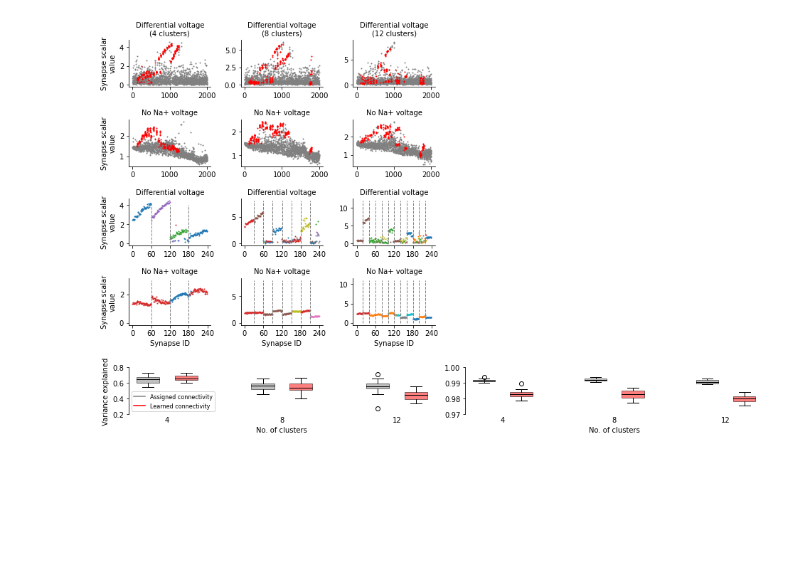
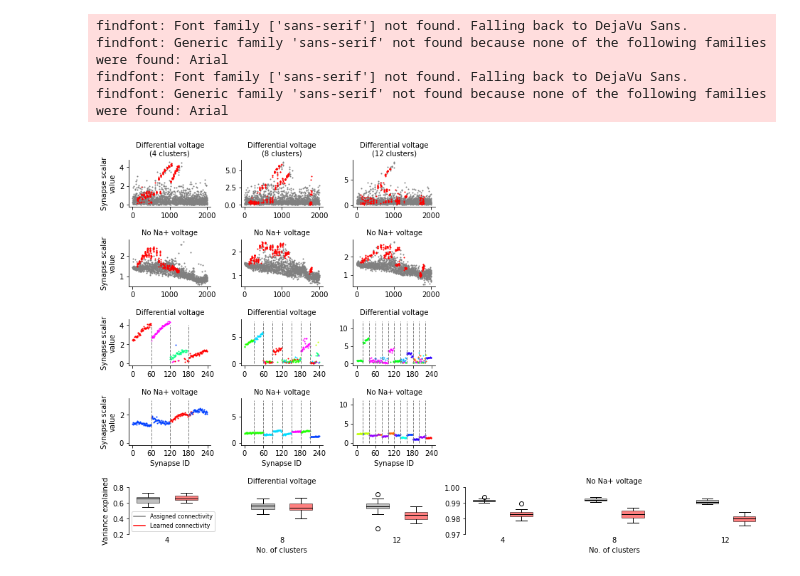
Before and after one commit to yjkimnada/dendrite, a Jupyter notebook: fig8/fig8.ipynb, the cells around one changed output. Cells and saved outputs as stored; diff of their text form; code cells hidden in the pictures; blank space fills up the shorter version.

```diff
--- a/fig8/fig8.ipynb
+++ b/fig8/fig8.ipynb
@@ -85,6 +86,10 @@ C12_dist_ord_clust = np.isin(C12_dist_ord, np.arange(880,1120))
 C4_dist_ord_bg = np.invert(C4_dist_ord_clust)
 C8_dist_ord_bg = np.invert(C8_dist_ord_clust)
 C12_dist_ord_bg = np.invert(C12_dist_ord_clust)
+
+mpl.rcParams['pdf.fonttype'] = 42
+mpl.rcParams['font.sans-serif'] = "Arial"
+mpl.rcParams['font.family'] = "sans-serif"
 
 fig = plt.figure(constrained_layout=True, figsize = (13,10))
 gs = fig.add_gridspec(7,6, wspace=0.01, hspace=0.15)
@@ -104,33 +109,38 @@ ax31 = fig.add_subplot(gs[5,1])
 ax32 = fig.add_subplot(gs[5,2])
 
 ax00.scatter(np.arange(2000)[C4_dist_ord_bg], C4_diff_scale[C4_dist_ord][C4_dist_ord_bg], s=1, color='gray')
-ax00.scatter(np.arange(2000)[C4_dist_ord_clust], C4_diff_scale[C4_dist_ord][C4_dist_ord_part], s=1, color='red')
+ax00.scatter(np.arange(2000)[C4_dist_ord_clust], C4_diff_scale[C4_dist_ord][C4_dist_ord_clust], s=1, color='red')
 ax01.scatter(np.arange(2000)[C8_dist_ord_bg], C8_diff_scale[C8_dist_ord][C8_dist_ord_bg], s=1, color='gray')
-ax01.scatter(np.arange(2000)[C8_dist_ord_clust], C8_diff_scale[C8_dist_ord][C8_dist_ord_part], s=1, color='red')
+ax01.scatter(np.arange(2000)[C8_dist_ord_clust], C8_diff_scale[C8_dist_ord][C8_dist_ord_clust], s=1, color='red')
 ax02.scatter(np.arange(2000)[C12_dist_ord_bg], C12_diff_scale[C12_dist_ord][C12_dist_ord_bg], s=1, color='gray', label="Background")
-ax02.scatter(np.arange(2000)[C12_dist_ord_clust], C12_diff_scale[C12_dist_ord][C12_dist_ord_part], s=1, color='red', label="Clustered")
+ax02.scatter(np.arange(2000)[C12_dist_ord_clust], C12_diff_scale[C12_dist_ord][C12_dist_ord_clust], s=1, color='red', label="Clustered")
 ax10.scatter(np.arange(2000)[C4_dist_ord_bg], C4_nona_scale[C4_dist_ord][C4_dist_ord_bg], s=1, color='gray')
-ax10.scatter(np.arange(2000)[C4_dist_ord_clust], C4_nona_scale[C4_dist_ord][C4_dist_ord_part], s=1, color='red')
+ax10.scatter(np.arange(2000)[C4_dist_ord_clust], C4_nona_scale[C4_dist_ord][C4_dist_ord_clust], s=1, color='red')
 ax11.scatter(np.arange(2000)[C8_dist_ord_bg], C8_nona_scale[C8_dist_ord][C8_dist_ord_bg], s=1, color='gray', label="Background")
-ax11.scatter(np.arange(2000)[C8_dist_ord_clust], C8_nona_scale[C8_dist_ord][C8_dist_ord_part], s=1, color='red', label="Clustered")
+ax11.scatter(np.arange(2000)[C8_dist_ord_clust], C8_nona_scale[C8_dist_ord][C8_dist_ord_clust], s=1, color='red', label="Clustered")
 ax12.scatter(np.arange(2000)[C12_dist_ord_bg], C12_nona_scale[C12_dist_ord][C12_dist_ord_bg], s=1, color='gray')
-ax12.scatter(np.arange(2000)[C12_dist_ord_clust], C12_nona_scale[C12_dist_ord][C12_dist_ord_part], s=1, color='red')
+ax12.scatter(np.arange(2000)[C12_dist_ord_clust], C12_nona_scale[C12_dist_ord][C12_dist_ord_clust], s=1, color='red')
+
+color4 = ["#ff0000", "#ffa200", "#00ff80", "#0040ff", "#ff00ff"]
+color8 = ["#ff0000","#ffa200","#bfff00","#1eff00","#00ff80","#00ddff","#0040ff","#6200ff","#ff00ff"]
+color12 = ["#ff0000","#ff6a00","#ffd500","#bfff00","#55ff00","#00ff15","#00ff80","#00ffea","#00aaff",
+    "#0040ff","#2b00ff","#9500ff","#ff00ff"]
 
 for i in range(5):
     C4_diff_part_idx = np.where(C4_diff_idx[880:1120] == i)[0]
     C4_nona_part_idx = np.where(C4_nona_idx[880:1120] == i)[0]
-    ax20.scatter(C4_diff_part_idx, C4_diff_scale[C4_diff_part_idx + 880], s=1)
-    ax30.scatter(C4_nona_part_idx, C4_nona_scale[C4_nona_part_idx + 880], s=1)
+    ax20.scatter(C4_diff_part_idx, C4_diff_scale[C4_diff_part_idx + 880], s=1, color=color4[i])
+    ax30.scatter(C4_nona_part_idx, C4_nona_scale[C4_nona_part_idx + 880], s=1, color=color4[i])
 for i in range(9):
     C8_diff_part_idx = np.where(C8_diff_idx[880:1120] == i)[0]
     C8_nona_part_idx = np.where(C8_nona_idx[880:1120] == i)[0]
-    ax21.scatter(C8_diff_part_idx, C8_diff_scale[C8_diff_part_idx + 880], s=1)
-    ax31.scatter(C8_nona_part_idx, C8_nona_scale[C8_nona_part_idx + 880], s=1)
+    ax21.scatter(C8_diff_part_idx, C8_diff_scale[C8_diff_part_idx + 880], s=1, color=color8[i])
+    ax31.scatter(C8_nona_part_idx, C8_nona_scale[C8_nona_part_idx + 880], s=1, color=color8[i])
 for i in range(13):
     C12_diff_part_idx = np.where(C12_diff_idx[880:1120] == i)[0]
     C12_nona_part_idx = np.where(C12_nona_idx[880:1120] == i)[0]
-    ax22.scatter(C12_diff_part_idx, C12_diff_scale[C12_diff_part_idx + 880], s=1)
-    ax32.scatter(C12_nona_part_idx, C12_nona_scale[C12_nona_part_idx + 880], s=1)
+    ax22.scatter(C12_diff_part_idx, C12_diff_scale[C12_diff_part_idx + 880], s=1, color=color12[i])
+    ax32.scatter(C12_nona_part_idx, C12_nona_scale[C12_nona_part_idx + 880], s=1, color=color12[i])
 
 ax00.set_title("Differential voltage\n(4 clusters)", fontsize=10)
 ax01.set_title("Differential voltage\n(8 clusters)", fontsize=10)
@@ -222,6 +232,7 @@ hR, = ax1.plot(1,1,'red')
 ax1.legend((hG, hR),('Assigned connectivity', 'Learned connectivity'), fontsize=8)
 hR.set_visible(False)
 hG.set_visible(False)
+ax1.set_title("Differential voltage", fontsize=10)
 
 ############
 ###########
@@ -233,32 +244,37 @@ for patch, color in zip(bp['boxes'], colors):
 for patch in bp["medians"]:
     patch.set_color("black")
 
 bp = ax2.boxplot(var_exp_nona[:,2:4], positions = [4,5], widths = 0.6, patch_artist=True)
 for patch, color in zip(bp['boxes'], colors):
     patch.set_facecolor(color)
     patch.set_alpha(0.5)
 for patch in bp["medians"]:
     patch.set_color("black")
 
 bp = ax2.boxplot(var_exp_nona[:,4:], positions = [7,8], widths = 0.6, patch_artist=True)
 for patch, color in zip(bp['boxes'], colors):
     patch.set_facecolor(color)
     patch.set_alpha(0.5)
 for patch in bp["medians"]:
     patch.set_color("black")
 
 ax2.spines['right'].set_visible(False)
 ax2.spines['top'].set_visible(False)
 ax2.spines['bottom'].set_visible(False)
 ax2.tick_params(axis="x", length=0)
 ax2.set_xticks([1.5, 4.5, 7.5])
 ax2.set_xticklabels(["4", "8", "12"])
 ax2.set_xlabel("No. of clusters")
 ax2.set_ylim(0.97,1)
 ax2.set_yticks(np.arange(0.97,1.005,0.01))
+ax2.set_title("No Na+ voltage", fontsize=10)
 
 fig.tight_layout()
 #plt.show()
-fig.savefig("/home/sklee/dendrite/fig8/fig8_raw.pdf", bbox_inches="tight", transparent=True)
+#fig.savefig("/home/sklee/dendrite/fig8/fig8_raw.pdf", bbox_inches="tight", transparent=True)
 # %% [output]
+findfont: Font family ['sans-serif'] not found. Falling back to DejaVu Sans.
+findfont: Generic family 'sans-serif' not found because none of the following families were found: Arial
+findfont: Font family ['sans-serif'] not found. Falling back to DejaVu Sans.
+findfont: Generic family 'sans-serif' not found because none of the following families were found: Arial
-[figure, old version]
+[figure, new version]
```
Also changed, not shown: parts of 1 cell of this notebook, 1 other file.
